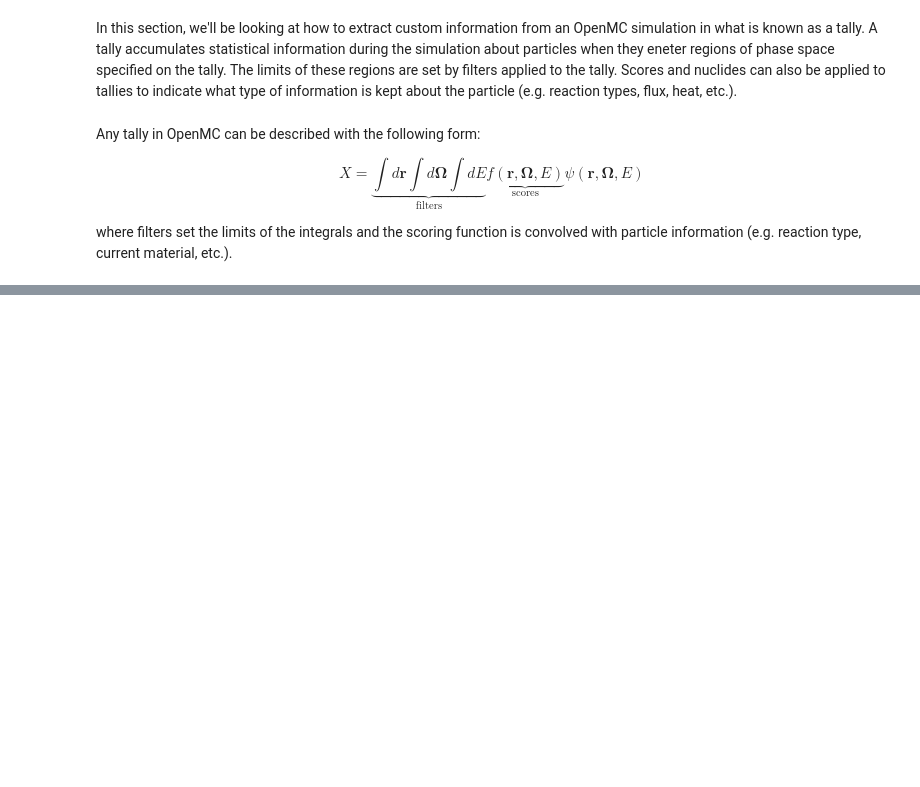
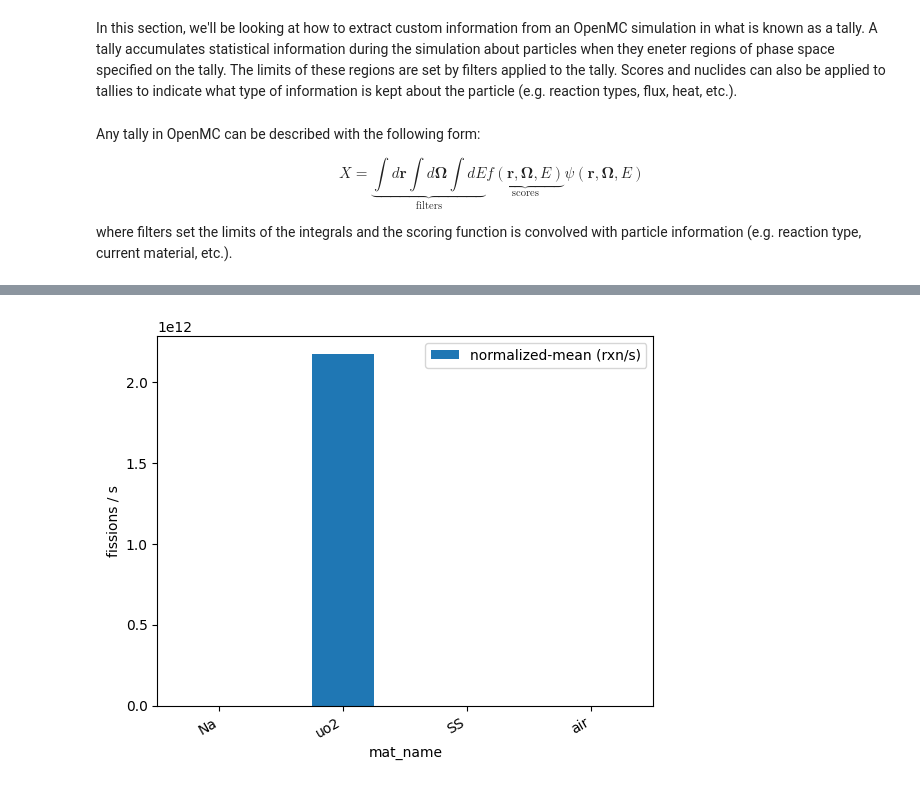
Before and after one commit to pshriwise/ictp-workshop23-openmc, a Jupyter notebook: notebooks/openmc_tutorial/openmc_tutorial.ipynb, the cells around one changed output, grey strips where cells are left out. Saved outputs shown, nothing was run; the diff lists cells and outputs as text; code cells hidden in the pictures; blank space fills up the shorter version.

```diff
--- a/notebooks/openmc_tutorial/openmc_tutorial.ipynb
+++ b/notebooks/openmc_tutorial/openmc_tutorial.ipynb
@@ -731,0 +1141,7 @@ where filters set the limits of the integrals and the scoring function is convol
+# %%
+with openmc.StatePoint(statepoint) as sp:
+    tally = list(sp.tallies.values())[0]
+    absorption = tally.get_values(scores=['absorption']).flatten()
+    scatter = tally.get_values(scores=['scatter']).flatten()
+    fission = tally.get_values(scores=['fission']).flatten()
+    df = tally.get_pandas_dataframe()
@@ -731,0 +1168,3 @@ where filters set the limits of the integrals and the scoring function is convol
+# %%
+df['normalized-mean (rxn/s)'] = neutron_source * df['mean']
+df
@@ -731,0 +1187,8 @@ where filters set the limits of the integrals and the scoring function is convol
+# %%
+# get all materials from the geometry
+materials = model.geometry.get_all_materials()
+
+# set names based on matching material IDs
+for mat_id, material in materials.items():
+    df.loc[df['material'] == mat_id, 'mat_name'] = material.name
+df
@@ -731,0 +1213,3 @@ where filters set the limits of the integrals and the scoring function is convol
+# %%
+fission_df = df[df['score'] == 'fission']
+fission_df
@@ -731,0 +1222,5 @@ where filters set the limits of the integrals and the scoring function is convol
+# %%
+fission_df.plot('mat_name', 'normalized-mean (rxn/s)', kind='bar', ylabel='fissions / s')
+_ = plt.xticks(rotation=30, ha='right')
+# %% [output]
+[figure, added]
```
Also changed, not shown: parts of 140 cells of this notebook, 1 other file.
